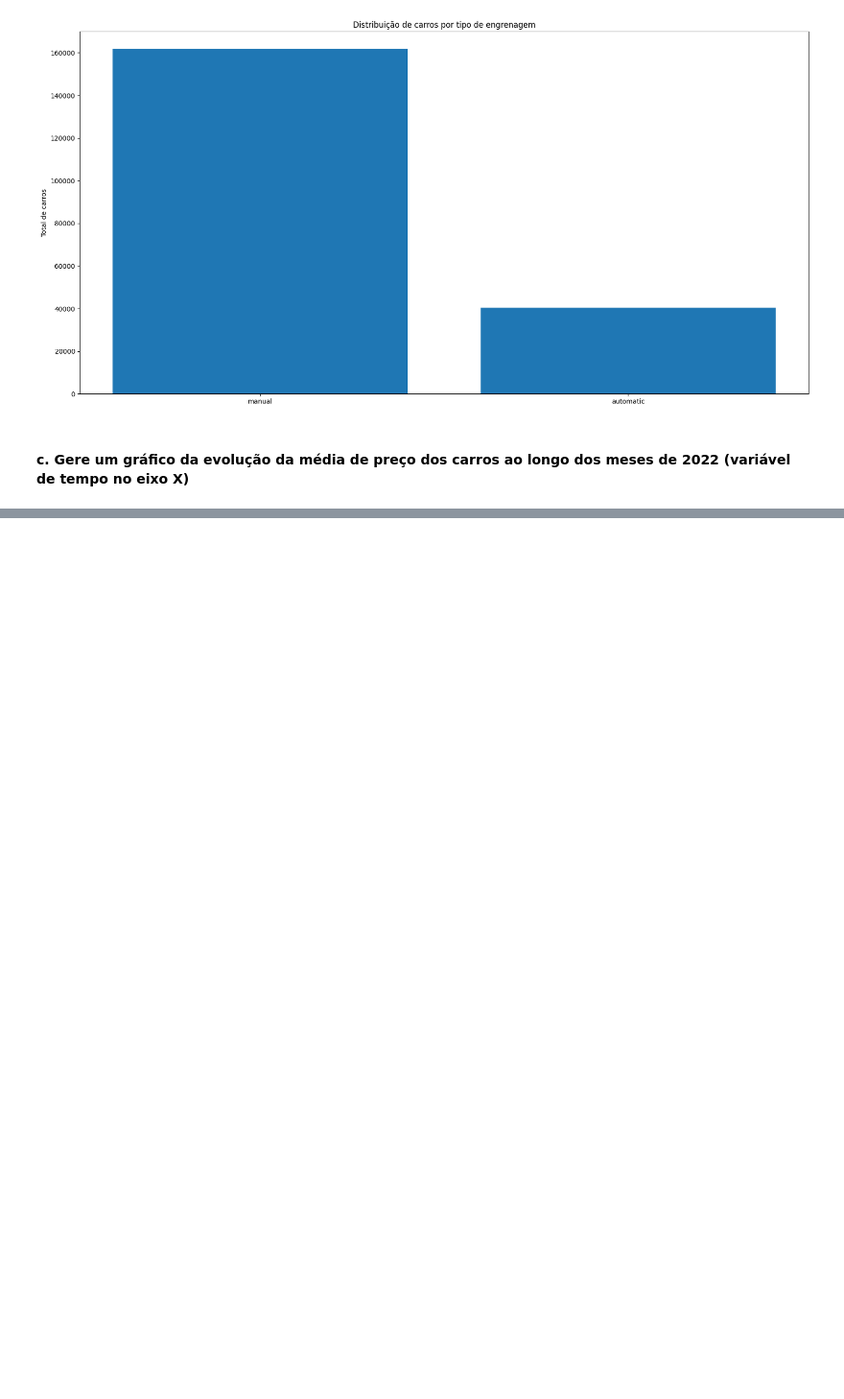
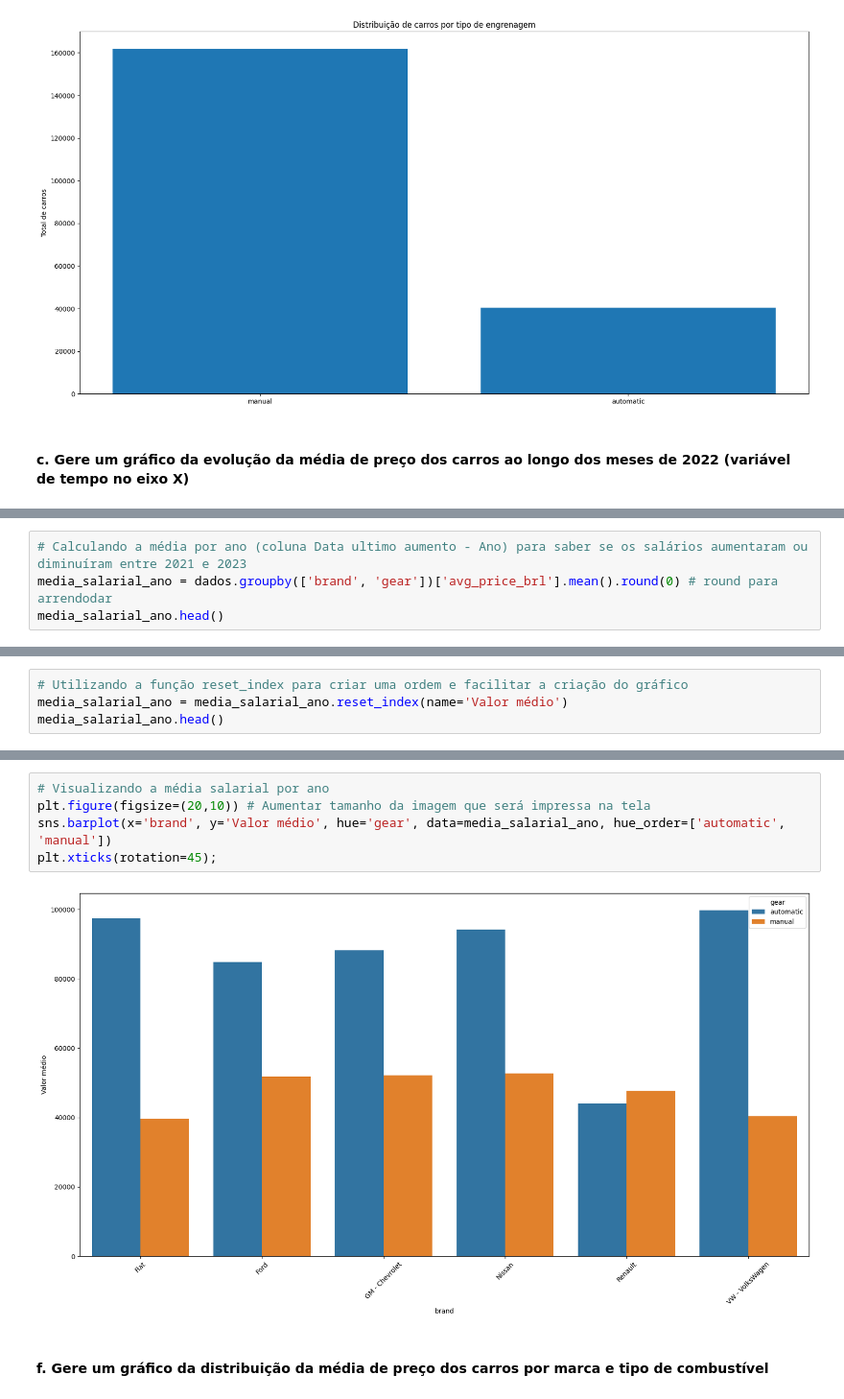
Before and after one commit to Equipe16-IAA/IAA002-TrabalhoFinal, a Jupyter notebook: 1 Analise exploratoria Daniel.ipynb, the cells around one changed output, grey strips where cells are left out. Shown at 96% size. Cells and saved outputs as stored; diff of their text form; blank space fills up the shorter version.

Commit message:
Trabalho terminado, faltando apenas ajustes de ordem no final

```diff
--- a/1 Analise exploratoria Daniel.ipynb
+++ b/1 Analise exploratoria Daniel.ipynb
@@ -235,0 +238,4 @@ plt.xticks(rotation=45);
+# %%
+# Calculando a média por ano (coluna Data ultimo aumento - Ano) para saber se os salários aumentaram ou diminuíram entre 2021 e 2023
+media_salarial_ano = dados.groupby(['brand', 'gear'])['avg_price_brl'].mean().round(0) # round para arrendodar
+media_salarial_ano.head()
@@ -235,0 +250,4 @@ plt.xticks(rotation=45);
+# %%
+# Utilizando a função reset_index para criar uma ordem e facilitar a criação do gráfico
+media_salarial_ano = media_salarial_ano.reset_index(name='Valor médio')
+media_salarial_ano.head()
@@ -235,0 +261,9 @@ plt.xticks(rotation=45);
+# %%
+# Visualizando a média salarial por ano
+plt.figure(figsize=(20,10)) # Aumentar tamanho da imagem que será impressa na tela
+sns.barplot(x='brand', y='Valor médio', hue='gear', data=media_salarial_ano, hue_order=['automatic', 'manual'])
+plt.xticks(rotation=45);
+# %% [output]
+[figure, added]
+# %% [markdown]
+#### f. Gere um gráfico da distribuição da média de preço dos carros por marca e tipo de combustível
```
Also changed, not shown: parts of 44 cells of this notebook.
